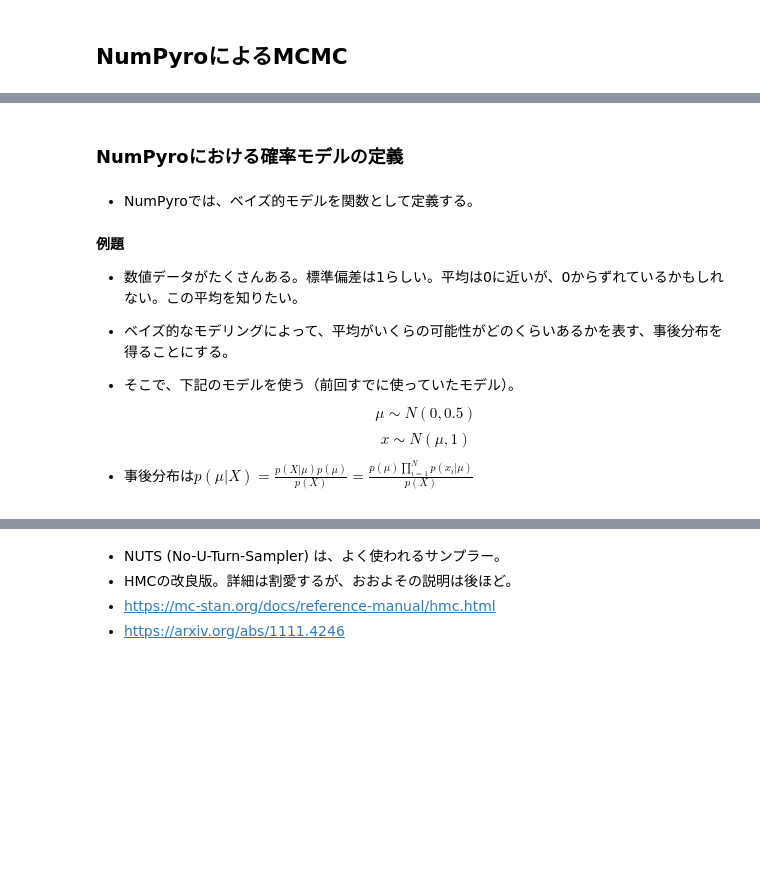
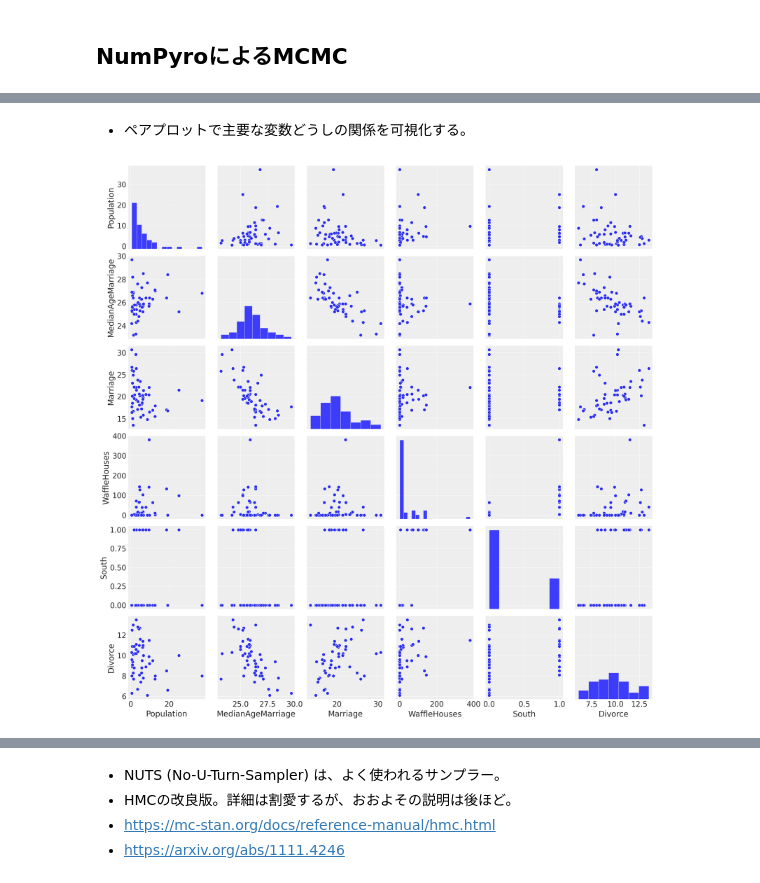
Before and after one commit to yoshihiroo/course2023-stats2, a Jupyter notebook: 03_NumPyro_2.ipynb, the cells around one changed output, grey strips where cells are left out. Cells and saved outputs as stored; diff of their text form; code cells hidden in the pictures; blank space fills up the shorter version.

```diff
--- a/03_NumPyro_2.ipynb
+++ b/03_NumPyro_2.ipynb
@@ -10,11 +30,16 @@
 # %%
+import os
+
 import matplotlib.pyplot as plt
 import numpy as np
 import pandas as pd
+import seaborn as sns
 
 import jax
+import jax.numpy as jnp
 from jax import random
 import numpyro
+from numpyro.diagnostics import hpdi
 import numpyro.distributions as dist
 from numpyro.infer import NUTS, MCMC, Predictive
 
@@ -22,6 +47,7 @@ import arviz as az
 
 %config InlineBackend.figure_format = 'retina'
 
+plt.style.use("bmh")
 rng_key = random.PRNGKey(0)
 az.style.use("arviz-darkgrid")
 numpyro.set_platform("cpu")
@@ -37,0 +78,4 @@ numpyro.set_platform("cpu")
+# %%
+DATASET_URL = "https://raw.githubusercontent.com/rmcelreath/rethinking/master/data/WaffleDivorce.csv"
+dset = pd.read_csv(DATASET_URL, sep=";")
+dset
@@ -38,13 +100,14 @@ numpyro.set_platform("cpu")
 # %% [markdown]
-### NumPyroにおける確率モデルの定義
+* ペアプロットで主要な変数どうしの関係を可視化する。
-# %% [markdown]
-* NumPyroでは、ベイズ的モデルを関数として定義する。
-# %% [markdown]
-**例題**
- * 数値データがたくさんある。標準偏差は1らしい。平均は0に近いが、0からずれているかもしれない。この平均を知りたい。
- * ベイズ的なモデリングによって、平均がいくらの可能性がどのくらいあるかを表す、事後分布を得ることにする。
-
-* そこで、下記のモデルを使う（前回すでに使っていたモデル）。
-$$ \mu \sim N(0, 0.5) $$
-$$ x \sim N(\mu, 1) $$
- * 事後分布は$p(\mu|X)=\frac{p(X|\mu)p(\mu)}{p(X)}=\frac{p(\mu)\prod_{i=1}^N p(x_i|\mu)}{p(X)}$
+# %%
+vars = [
+    "Population",
+    "MedianAgeMarriage",
+    "Marriage",
+    "WaffleHouses",
+    "South",
+    "Divorce",
+]
+sns.pairplot(dset, x_vars=vars, y_vars=vars, palette="husl");
+# %% [output]
+[figure, added]
```
Also changed, not shown: parts of 65 cells of this notebook.
